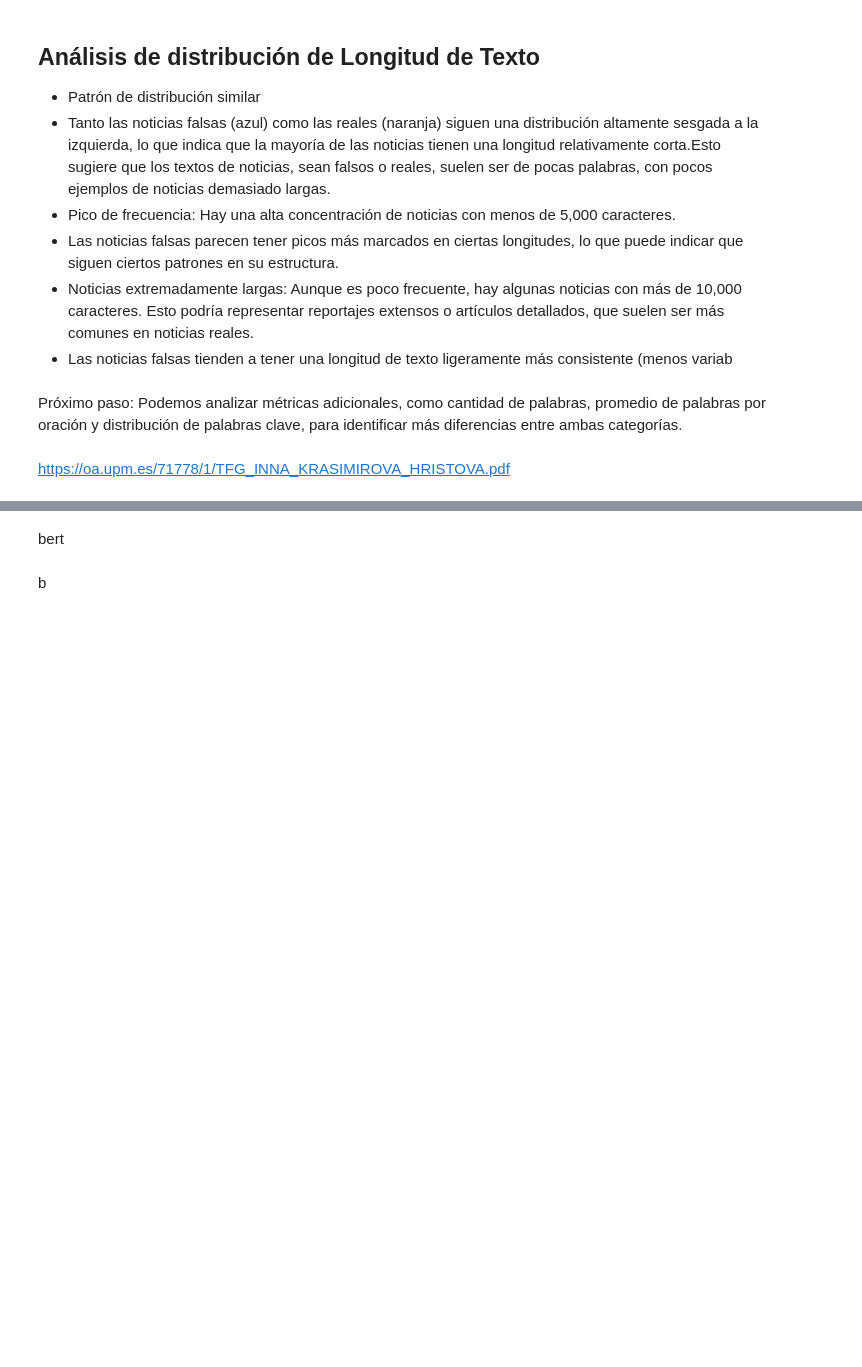
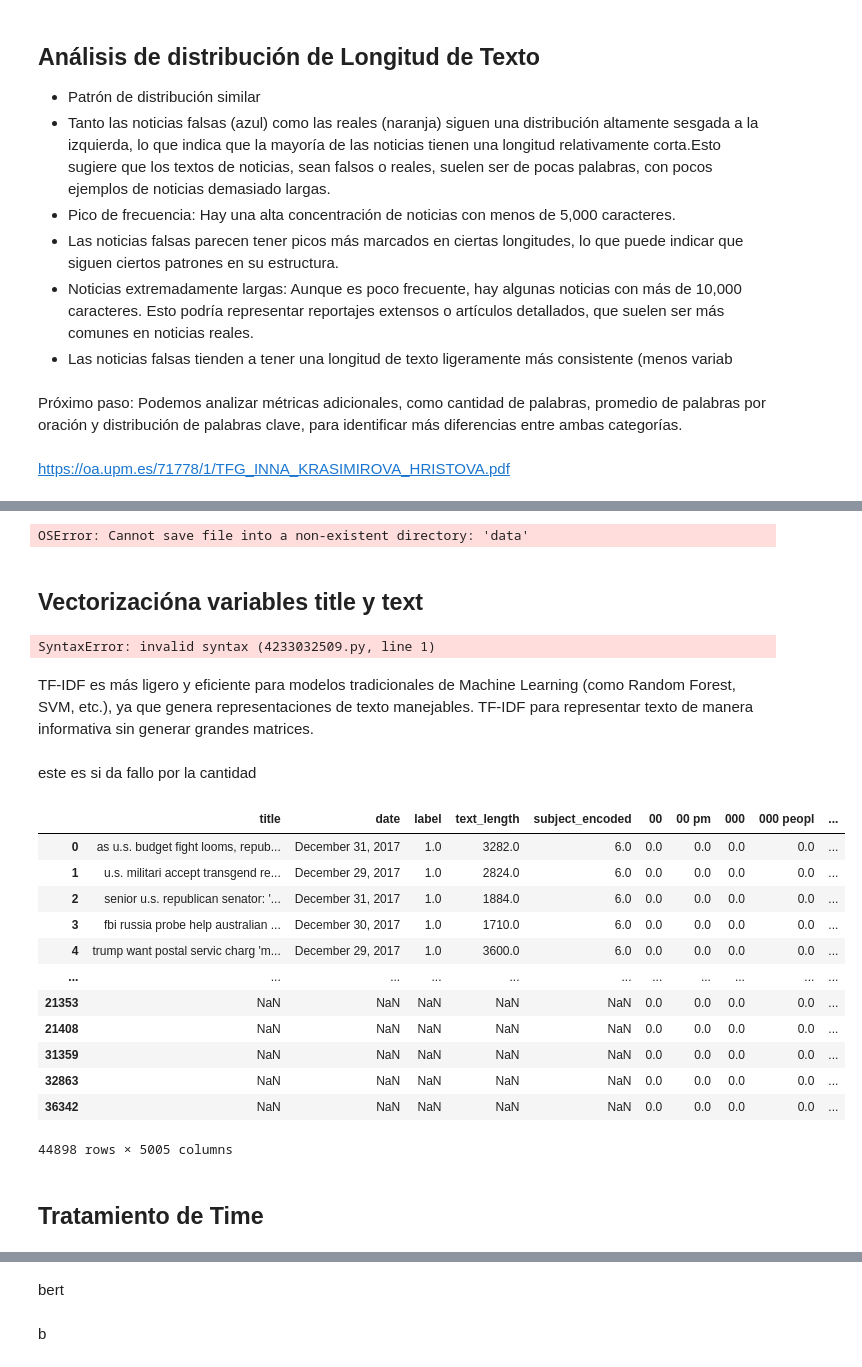
Before and after one commit to IsabelRomoBru/proyecto_machine_learning_Fake_News, a Jupyter notebook: notebooks/EDA.ipynb, the cells around one changed output, grey strips where cells are left out. Drawn from its saved outputs; the diff is of its cells as text; code cells hidden in the pictures; blank space fills up the shorter version.

```diff
--- a/notebooks/EDA.ipynb
+++ b/notebooks/EDA.ipynb
@@ -359,0 +422,6 @@ TfidfVectorizer(max_features=5000, ngram_range=(1,2), stop_words='english')
+# %%
+from sklearn.preprocessing import LabelEncoder
+
+# Aplicar Label Encoding a la columna 'subject'
+label_encoder = LabelEncoder()
+data['subject_encoded'] = label_encoder.fit_transform(data['subject'])
@@ -359,0 +447,55 @@ TfidfVectorizer(max_features=5000, ngram_range=(1,2), stop_words='english')
+# %%
+data.to_csv('data/processed', index=False)
+# %% [output]
+OSError: Cannot save file into a non-existent directory: 'data'
+# %% [markdown]
+## Vectorizacióna variables title y text
+# %%
+m n
+# %% [output]
+SyntaxError: invalid syntax (4233032509.py, line 1)
+# %% [markdown]
+TF-IDF es más ligero y eficiente para modelos tradicionales de Machine Learning (como Random Forest, SVM, etc.), ya que genera representaciones de texto manejables.
+TF-IDF para representar texto de manera informativa sin generar grandes matrices.
+# %% [markdown]
+este es si da fallo por la cantidad
+# %%
+# Reimportar las librerías ya que el estado de ejecución se ha restablecido
+import pandas as pd
+from sklearn.preprocessing import LabelEncoder
+from sklearn.feature_extraction.text import TfidfVectorizer
+
+# Aplicar TF-IDF a la columna 'text' con los parámetros personalizados
+tfidf_vectorizer = TfidfVectorizer(max_features=5000, ngram_range=(1,3), stop_words='english')
+text_tfidf = tfidf_vectorizer.fit_transform(data['text'].astype(str))
+
+# Convertir la matriz TF-IDF a un DataFrame
+text_tfidf_df = pd.DataFrame(text_tfidf.toarray(), columns=tfidf_vectorizer.get_feature_names_out())
+
+# Unir TF-IDF con el DataFrame original (excluyendo la columna original de texto)
+df_transformed = pd.concat([data.drop(columns=['text', 'subject']), text_tfidf_df], axis=1)
+
+# Guardar el DataFrame procesado
+#processed_file_path = "/mnt/data/datos_procesados.csv"
+#df_transformed.to_csv(processed_file_path, index=False)
+
+# Proporcionar el archivo procesado para descarga
+#processed_file_path
+# %%
+df_transformed
+# %% [output]
+|  | title | date | label | text_length | subject_encoded | 00 | 00 pm | 000 | 000 peopl | ... |
+| 0 | as u.s. budget fight looms, repub... | December 31, 2017 | 1.0 | 3282.0 | 6.0 | 0.0 | 0.0 | 0.0 | 0.0 | ... |
+| 1 | u.s. militari accept transgend re... | December 29, 2017 | 1.0 | 2824.0 | 6.0 | 0.0 | 0.0 | 0.0 | 0.0 | ... |
+| 2 | senior u.s. republican senator: '... | December 31, 2017 | 1.0 | 1884.0 | 6.0 | 0.0 | 0.0 | 0.0 | 0.0 | ... |
+| 3 | fbi russia probe help australian ... | December 30, 2017 | 1.0 | 1710.0 | 6.0 | 0.0 | 0.0 | 0.0 | 0.0 | ... |
+| 4 | trump want postal servic charg 'm... | December 29, 2017 | 1.0 | 3600.0 | 6.0 | 0.0 | 0.0 | 0.0 | 0.0 | ... |
+| ... | ... | ... | ... | ... | ... | ... | ... | ... | ... | ... |
+| 21353 | NaN | NaN | NaN | NaN | NaN | 0.0 | 0.0 | 0.0 | 0.0 | ... |
+| 21408 | NaN | NaN | NaN | NaN | NaN | 0.0 | 0.0 | 0.0 | 0.0 | ... |
+| 31359 | NaN | NaN | NaN | NaN | NaN | 0.0 | 0.0 | 0.0 | 0.0 | ... |
+| 32863 | NaN | NaN | NaN | NaN | NaN | 0.0 | 0.0 | 0.0 | 0.0 | ... |
+| 36342 | NaN | NaN | NaN | NaN | NaN | 0.0 | 0.0 | 0.0 | 0.0 | ... |
+44898 rows × 5005 columns
+# %% [markdown]
+## Tratamiento de Time
```
Also changed, not shown: parts of 14 cells of this notebook.
